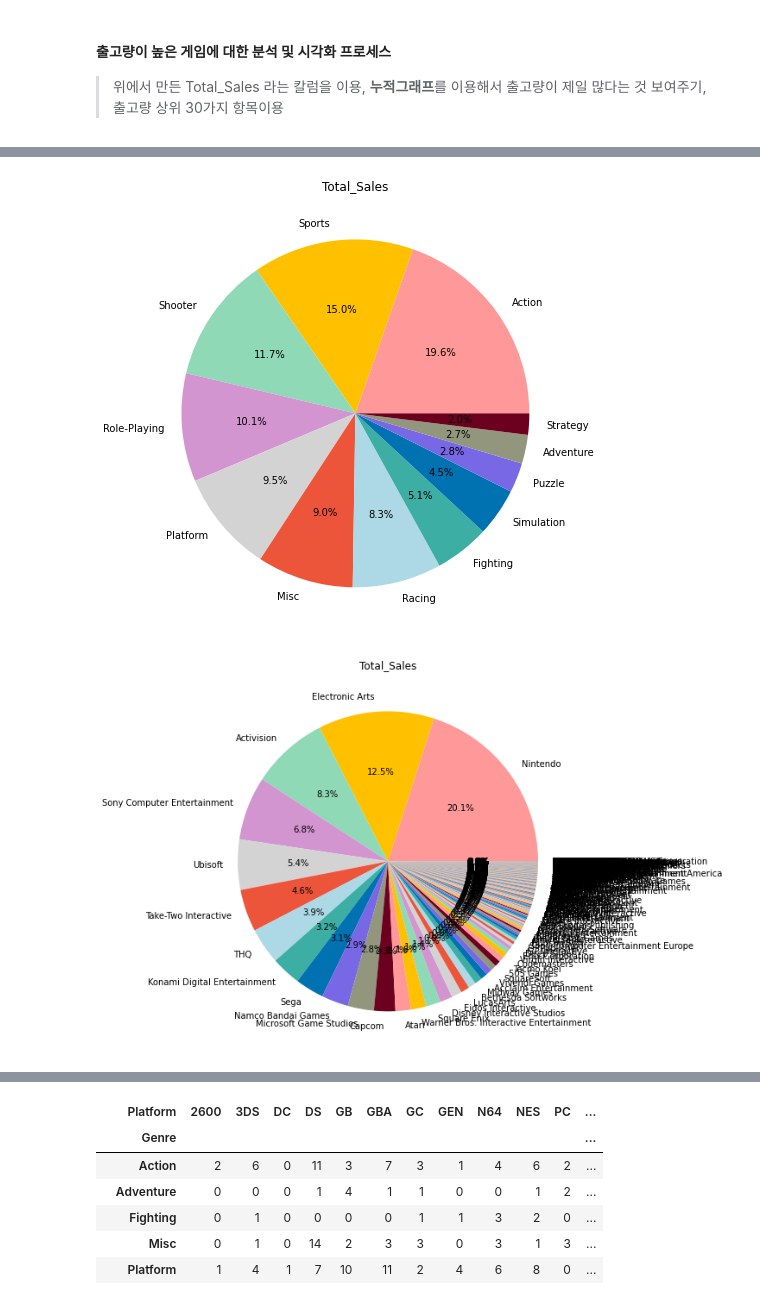
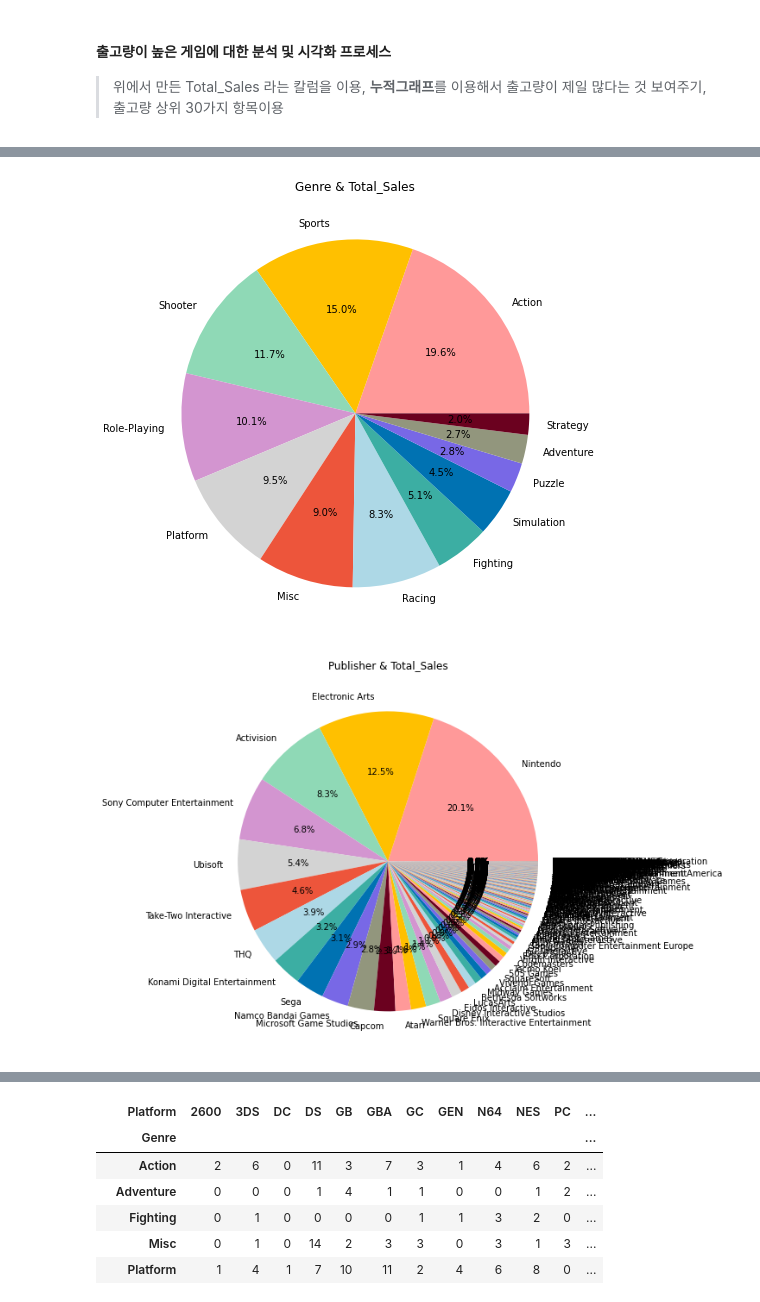
Before and after one commit to ohyunju/projects, a Jupyter notebook: project1/Project1.ipynb, the cells around one changed output, grey strips where cells are left out. Cells and saved outputs as stored; diff of their text form; code cells hidden in the pictures.

```diff
--- a/project1/Project1.ipynb
+++ b/project1/Project1.ipynb
@@ -699,18 +699,18 @@ See the caveats in the documentation: https://pandas.pydata.org/pandas-docs/stab
 # %%
 #파이 시각화 (장르, 12개)
 import matplotlib.pyplot as plt
 
 Top_Sale_Genre=Top_Sale.groupby(['Genre']).sum()
 Top_Sale_Genre=Top_Sale_Genre.sort_values(by=['Total_Sales'], axis=0, ascending=False)
 Genre=Top_Sale_Genre.index
 
 plt.figure(figsize=(8, 8))
-plt.title('Total_Sales')
+plt.title('Genre & Total_Sales')
 plt.pie(Top_Sale_Genre['Total_Sales'], labels=Genre, autopct='%.1f%%',colors = ['#ff9999', '#ffc000', '#8fd9b6', '#d395d0','lightgray','#ED553B','lightblue','#3CAEA3','#0072B2','#7868E6','#92967D','#6B011F'])
 
 plt.show()
 # %% [output]
-[figure, old version]
+[figure, new version]
 # %%
 #파이 시각화 (퍼블리셔, 575개)
 import matplotlib.pyplot as plt
@@ -720,9 +720,9 @@ Top_Sale_Publisher=Top_Sale_Publisher.sort_values(by=['Total_Sales'], axis=0, as
 Publisher=Top_Sale_Publisher.index
 
 plt.figure(figsize=(8, 8))
-plt.title('Total_Sales')
+plt.title('Publisher & Total_Sales')
 plt.pie(Top_Sale_Publisher['Total_Sales'], labels=Publisher, autopct='%.1f%%',colors = ['#ff9999', '#ffc000', '#8fd9b6', '#d395d0','lightgray','#ED553B','lightblue','#3CAEA3','#0072B2','#7868E6','#92967D','#6B011F'])
 
 plt.show()
 # %% [output]
-[figure, old version]
+[figure, new version]
```
Also changed, not shown: parts of 3 cells of this notebook.
